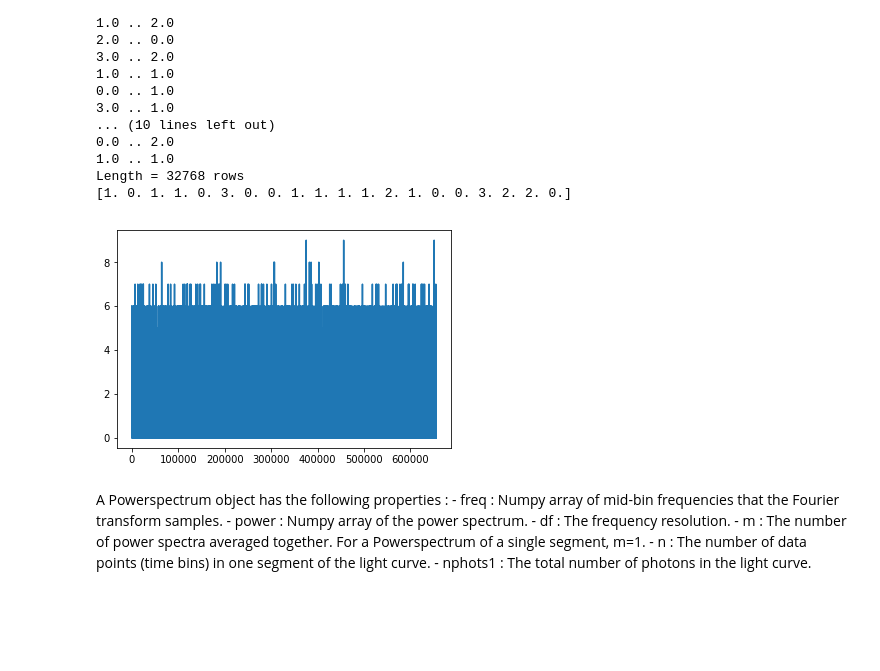
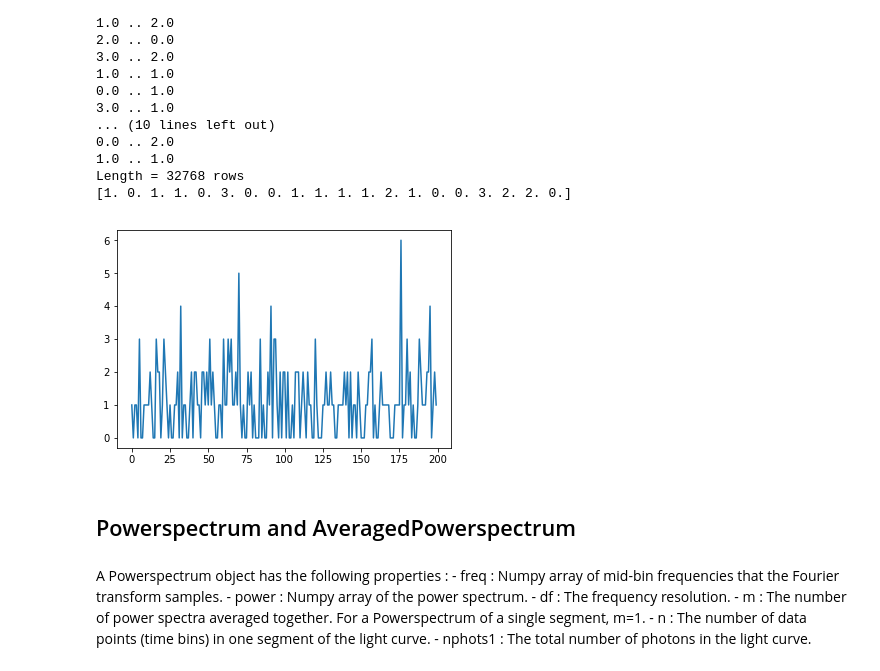
Before and after one commit to swapsha96/gsoc-learning, a Jupyter notebook: week0/Playing with kHz QPO.ipynb, the cells around one changed output. Drawn from its saved outputs; the diff is of its cells as text; code cells hidden in the pictures; blank space fills up the shorter version.

```diff
--- a/week0/Playing with kHz QPO.ipynb
+++ b/week0/Playing with kHz QPO.ipynb
@@ -82,13 +82,15 @@ print(ref[0])
 Length = 32768 rows
 [1. 0. 1. 1. 0. 3. 0. 0. 1. 1. 1. 1. 2. 1. 0. 0. 3. 2. 2. 0.]
 # %%
-counts = np.hstack(np.array(ref[:,:])) # Flatten first `x` rows (x = 10)
+counts = np.hstack(np.array(ref[:10,:])) # Flatten first `x` rows (x = 10)
 times = np.arange(len(counts))
 
 lc = Lightcurve(times, counts)
 lc.plot()
 # %% [output]
-[figure, old version]
+[figure, new version]
+# %% [markdown]
+## Powerspectrum and AveragedPowerspectrum
 # %% [markdown]
 A Powerspectrum object has the following properties :
     -  freq : Numpy array of mid-bin frequencies that the Fourier transform samples.
```
Also changed, not shown: parts of 3 cells of this notebook.
